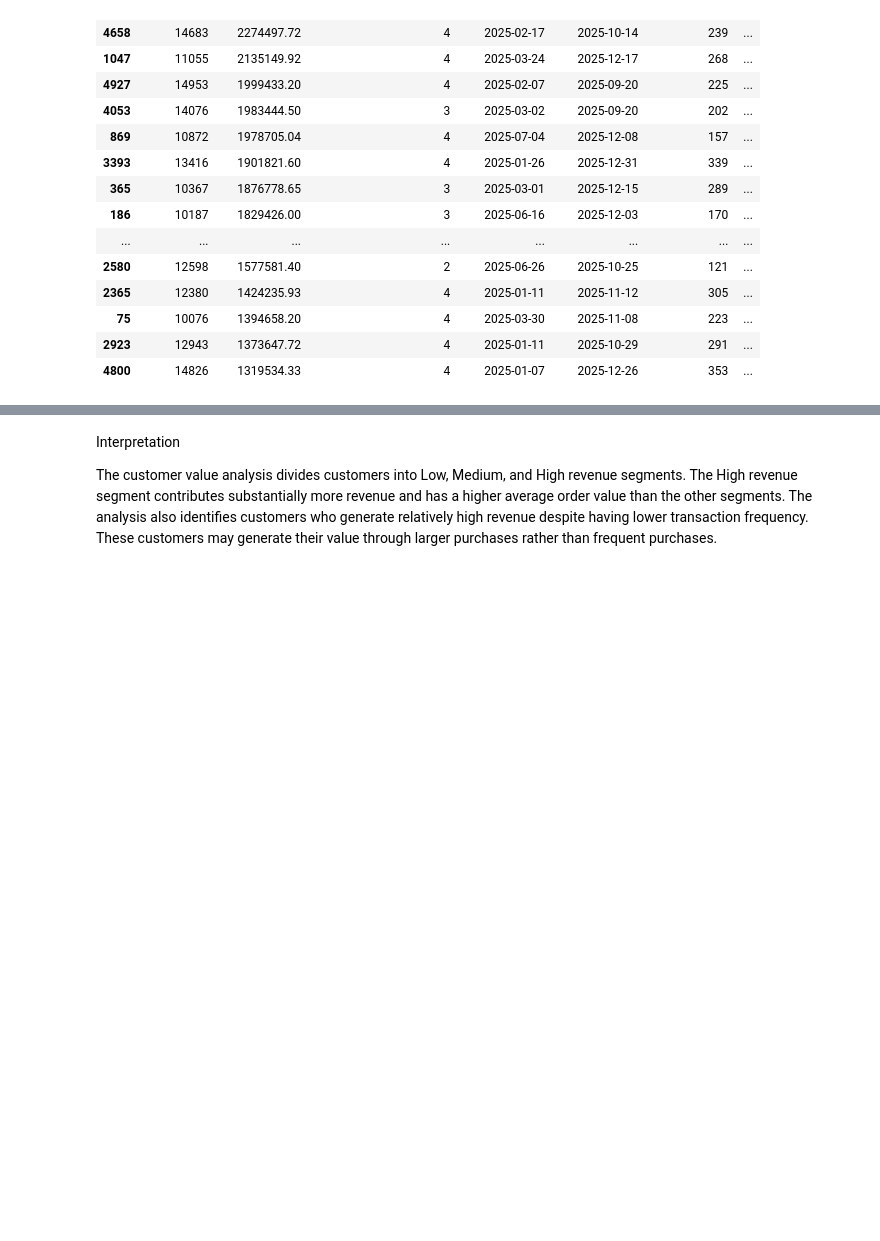
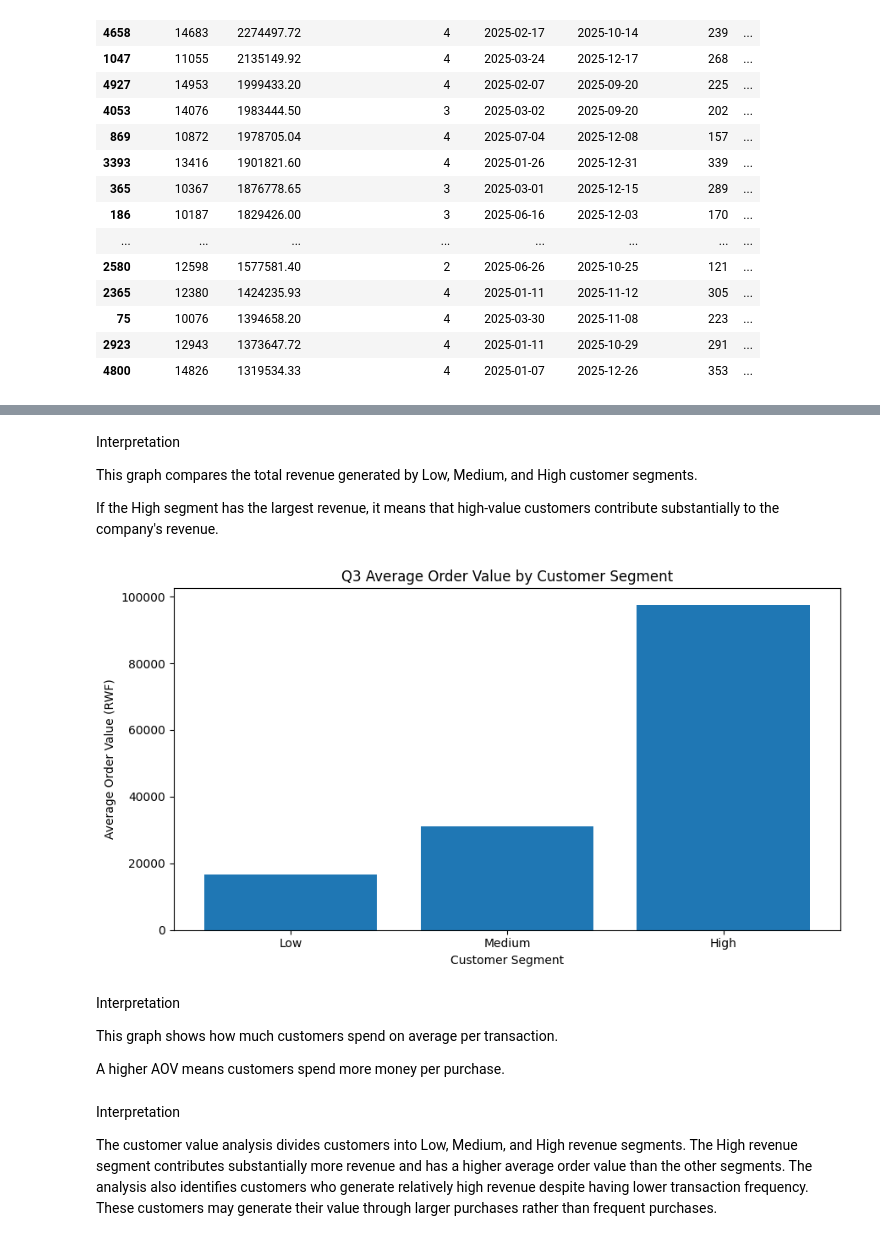
Before and after one commit to Angecarine/BUSSINESS-INTELLIGENT-ASSIGNMENT-1-NIYONSENGA-ANGE-CARINE-223004810, a Jupyter notebook: Business_Intelligence_Assignment_2.ipynb, the cells around one changed output, grey strips where cells are left out. Saved outputs shown, nothing was run; the diff lists cells and outputs as text; code cells hidden in the pictures; blank space fills up the shorter version.

```diff
--- a/Business_Intelligence_Assignment_2.ipynb
+++ b/Business_Intelligence_Assignment_2.ipynb
@@ -488,3 +660,31 @@ high_revenue_low_frequency.head(20)
+# %% [markdown]
+Interpretation
+
+This graph compares the total revenue generated by Low, Medium, and High customer segments.
+
+If the High segment has the largest revenue, it means that high-value customers contribute substantially to the company's revenue.
+# %%
+plt.figure(figsize=(9,5))
+
+plt.bar(
+    q3_summary["Revenue_Segment"].astype(str),
+    q3_summary["Average_Order_Value"]
+)
+
+plt.title("Q3 Average Order Value by Customer Segment")
+plt.xlabel("Customer Segment")
+plt.ylabel("Average Order Value (RWF)")
+
+plt.tight_layout()
+plt.show()
+# %% [output]
+[figure, added]
+# %% [markdown]
+Interpretation
+
+This graph shows how much customers spend on average per transaction.
+
+A higher AOV means customers spend more money per purchase.
 # %% [markdown]
 Interpretation
 
```
Also changed, not shown: parts of 33 cells of this notebook.
